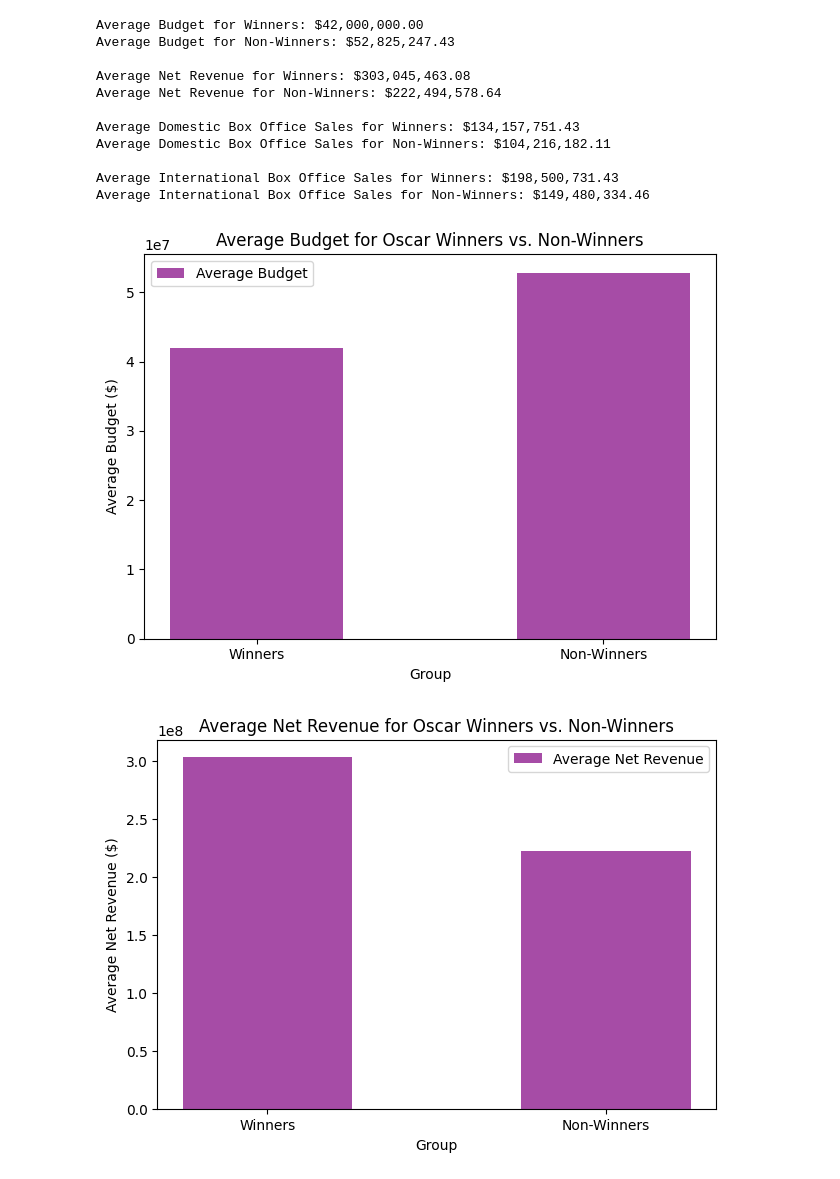
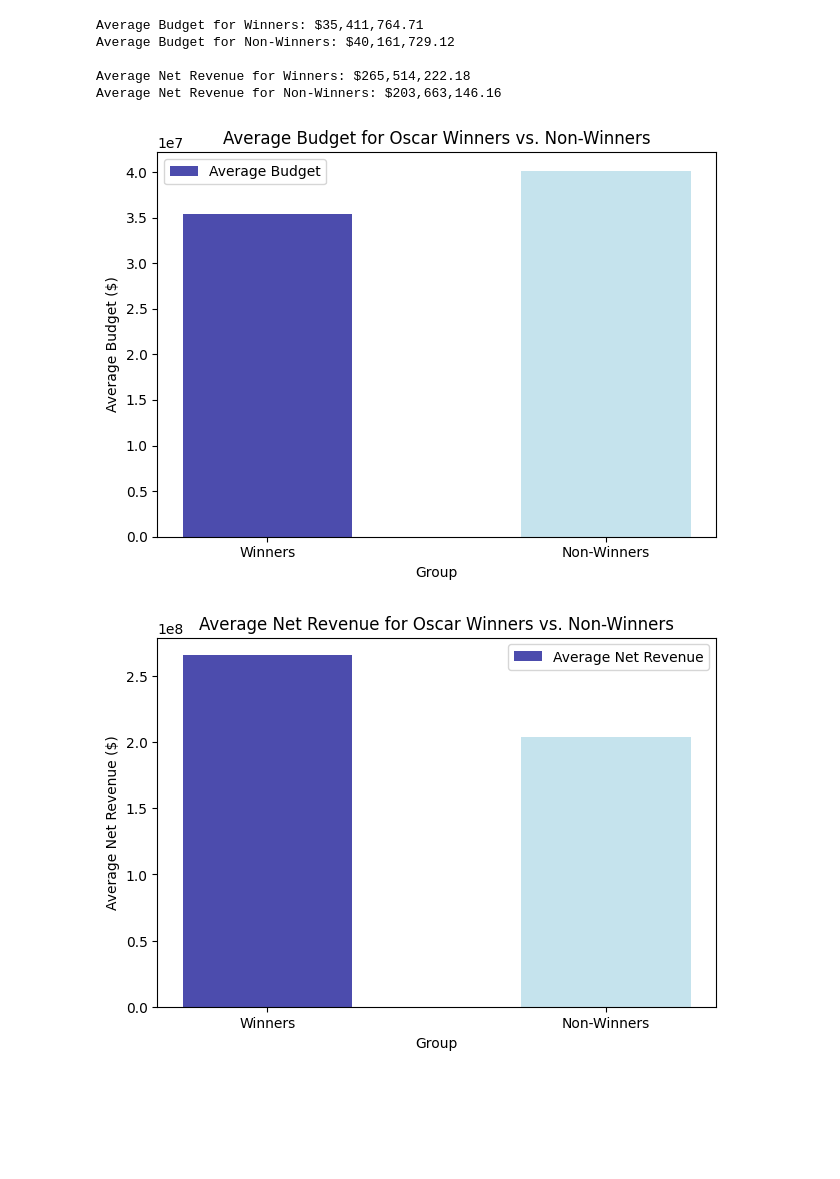
Before and after one commit to kellyegorman/oscar-data, a Jupyter notebook: data/budget.ipynb, the cells around one changed output. Drawn from its saved outputs; the diff is of its cells as text; code cells hidden in the pictures; blank space fills up the shorter version.

Commit message:
imports and updates

```diff
--- a/data/budget.ipynb
+++ b/data/budget.ipynb
@@ -172,6 +130,4 @@ print(f"Average Net Revenue for Non-Winners: ${average_net_revenue_non_winners:,
 # %%
-import pandas as pd
-
 # Load the final cleaned and merged dataset
 film_budgets_revenues_df_cleaned = pd.read_csv('final_oscar_nominees_dataset_2000_to_2023.csv')
 
@@ -180,74 +136,57 @@ average_budget_winners = film_budgets_revenues_df_cleaned[film_budgets_revenues_
 average_budget_non_winners = film_budgets_revenues_df_cleaned[film_budgets_revenues_df_cleaned['winner'] == False]['budget'].mean()
 
 # Calculate average net revenue for winners and non-winners
-average_net_revenue_winners = film_budgets_revenues_df_cleaned[film_budgets_revenues_df_cleaned['winner'] == True]['net_revenue'].mean()
-average_net_revenue_non_winners = film_budgets_revenues_df_cleaned[film_budgets_revenues_df_cleaned['winner'] == False]['net_revenue'].mean()
-
-# Calculate average domestic box office sales for winners and non-winners
-average_domestic_sales_winners = film_budgets_revenues_df_cleaned[film_budgets_revenues_df_cleaned['winner'] == True]['domestic_gross'].mean()
-average_domestic_sales_non_winners = film_budgets_revenues_df_cleaned[film_budgets_revenues_df_cleaned['winner'] == False]['domestic_gross'].mean()
-
-# Calculate average international box office sales for winners and non-winners
-average_international_sales_winners = film_budgets_revenues_df_cleaned[film_budgets_revenues_df_cleaned['winner'] == True]['international_gross'].mean()
-average_international_sales_non_winners = film_budgets_revenues_df_cleaned[film_budgets_revenues_df_cleaned['winner'] == False]['international_gross'].mean()
+average_net_revenue_winners = film_budgets_revenues_df_cleaned[film_budgets_revenues_df_cleaned['winner'] == True]['revenue'].mean()
+average_net_revenue_non_winners = film_budgets_revenues_df_cleaned[film_budgets_revenues_df_cleaned['winner'] == False]['revenue'].mean()
 
 # Print the results
 print(f"Average Budget for Winners: ${average_budget_winners:,.2f}")
 print(f"Average Budget for Non-Winners: ${average_budget_non_winners:,.2f}\n")
 print(f"Average Net Revenue for Winners: ${average_net_revenue_winners:,.2f}")
 print(f"Average Net Revenue for Non-Winners: ${average_net_revenue_non_winners:,.2f}\n")
-print(f"Average Domestic Box Office Sales for Winners: ${average_domestic_sales_winners:,.2f}")
-print(f"Average Domestic Box Office Sales for Non-Winners: ${average_domestic_sales_non_winners:,.2f}\n")
-print(f"Average International Box Office Sales for Winners: ${average_international_sales_winners:,.2f}")
-print(f"Average International Box Office Sales for Non-Winners: ${average_international_sales_non_winners:,.2f}")
 # %% [output]
-Average Budget for Winners: $42,000,000.00
-Average Budget for Non-Winners: $52,825,247.43
+Average Budget for Winners: $35,411,764.71
+Average Budget for Non-Winners: $40,161,729.12
 
-Average Net Revenue for Winners: $303,045,463.08
-Average Net Revenue for Non-Winners: $222,494,578.64
-
-Average Domestic Box Office Sales for Winners: $134,157,751.43
-Average Domestic Box Office Sales for Non-Winners: $104,216,182.11
-
-Average International Box Office Sales for Winners: $198,500,731.43
-Average International Box Office Sales for Non-Winners: $149,480,334.46
+Average Net Revenue for Winners: $265,514,222.18
+Average Net Revenue for Non-Winners: $203,663,146.16
 # %%
 import pandas as pd
+import numpy as np
 import matplotlib.pyplot as plt
-import numpy as np
 
 # Load the final cleaned and merged dataset
 film_budgets_revenues_df_cleaned = pd.read_csv('final_oscar_nominees_dataset_2000_to_2023.csv')
 
 # Calculate average budget for winners and non-winners
 average_budget_winners = film_budgets_revenues_df_cleaned[film_budgets_revenues_df_cleaned['winner'] == True]['budget'].mean()
 average_budget_non_winners = film_budgets_revenues_df_cleaned[film_budgets_revenues_df_cleaned['winner'] == False]['budget'].mean()
 
 # Data to plot
 categories = ['Winners', 'Non-Winners']
 average_budgets = [average_budget_winners, average_budget_non_winners]
+colors = ['darkblue', 'lightblue']  # Assigning different colors for winners and non-winners
 
 # Create plot
 fig, ax = plt.subplots()
 bar_positions = np.arange(len(categories))
 bar_width = 0.5
 opacity = 0.7
 
 bars = ax.bar(bar_positions, average_budgets, bar_width,
-              alpha=opacity, color='purple', label='Average Budget')
+              alpha=opacity, color=colors, label='Average Budget')
 
 ax.set_xlabel('Group')
 ax.set_ylabel('Average Budget ($)')
 ax.set_title('Average Budget for Oscar Winners vs. Non-Winners')
 ax.set_xticks(bar_positions)
 ax.set_xticklabels(categories)
 ax.legend()
 
 plt.tight_layout()
 plt.show()
 # %% [output]
-[figure, old version]
+[figure, new version]
 # %%
 import pandas as pd
 import matplotlib.pyplot as plt
@@ -257,8 +196,9 @@ import numpy as np
 film_budgets_revenues_df_cleaned = pd.read_csv('final_oscar_nominees_dataset_2000_to_2023.csv')
 
 # Calculate average net revenue for winners and non-winners
-average_net_revenue_winners = film_budgets_revenues_df_cleaned[film_budgets_revenues_df_cleaned['winner'] == True]['net_revenue'].mean()
-average_net_revenue_non_winners = film_budgets_revenues_df_cleaned[film_budgets_revenues_df_cleaned['winner'] == False]['net_revenue'].mean()
+average_net_revenue_winners = film_budgets_revenues_df_cleaned[film_budgets_revenues_df_cleaned['winner'] == True]['revenue'].mean()
+average_net_revenue_non_winners = film_budgets_revenues_df_cleaned[film_budgets_revenues_df_cleaned['winner'] == False]['revenue'].mean()
+colors = ['darkblue', 'lightblue']  # Assigning different colors for winners and non-winners
 
 # Data to plot
 categories = ['Winners', 'Non-Winners']
@@ -271,7 +211,7 @@ bar_width = 0.5
 opacity = 0.7
 
 bars = ax.bar(bar_positions, average_net_revenues, bar_width,
-              alpha=opacity, color='purple', label='Average Net Revenue')
+              alpha=opacity, color=colors, label='Average Net Revenue')
 
 ax.set_xlabel('Group')
 ax.set_ylabel('Average Net Revenue ($)')
@@ -283,4 +223,4 @@ ax.legend()
 plt.tight_layout()
 plt.show()
 # %% [output]
-[figure, old version]
+[figure, new version]
```
Also changed, not shown: parts of 14 cells of this notebook, 4 other files.
